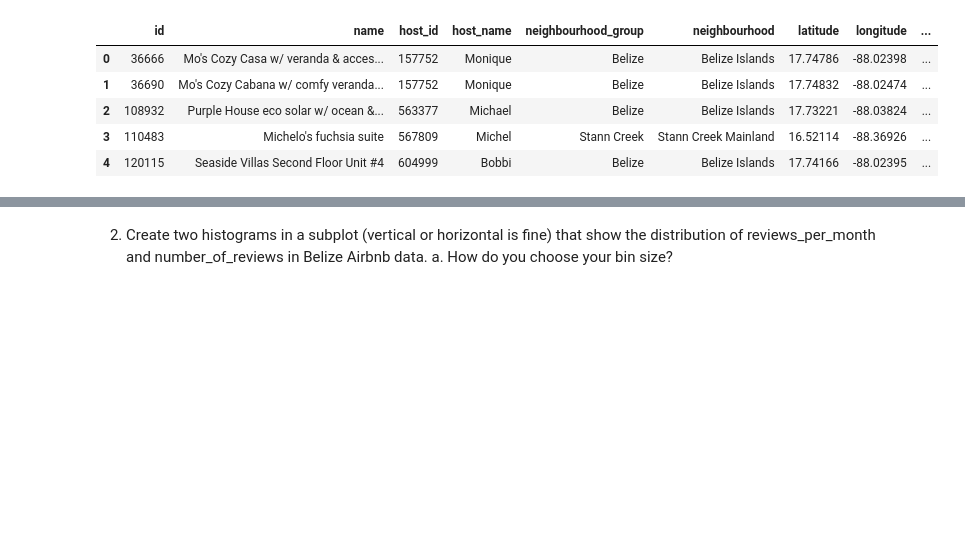
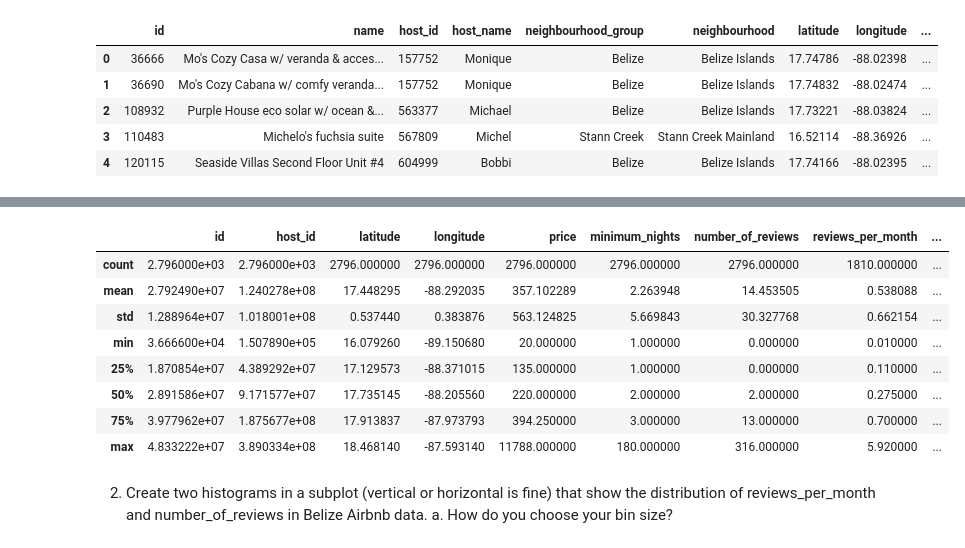
Before and after one commit to lilla-b/Week-9-Homework-, a Jupyter notebook: Week_09_HW.ipynb, the cells around one changed output, grey strips where cells are left out. Drawn from its saved outputs; the diff is of its cells as text; code cells hidden in the pictures; blank space fills up the shorter version.

```diff
--- a/Week_09_HW.ipynb
+++ b/Week_09_HW.ipynb
@@ -29,3 +49,15 @@ df.head(5)
+# %%
+df.describe()
+# %% [output]
+|  | id | host_id | latitude | longitude | price | minimum_nights | number_of_reviews | reviews_per_month | ... |
+| count | 2.796000e+03 | 2.796000e+03 | 2796.000000 | 2796.000000 | 2796.000000 | 2796.000000 | 2796.000000 | 1810.000000 | ... |
+| mean | 2.792490e+07 | 1.240278e+08 | 17.448295 | -88.292035 | 357.102289 | 2.263948 | 14.453505 | 0.538088 | ... |
+| std | 1.288964e+07 | 1.018001e+08 | 0.537440 | 0.383876 | 563.124825 | 5.669843 | 30.327768 | 0.662154 | ... |
+| min | 3.666600e+04 | 1.507890e+05 | 16.079260 | -89.150680 | 20.000000 | 1.000000 | 0.000000 | 0.010000 | ... |
+| 25% | 1.870854e+07 | 4.389292e+07 | 17.129573 | -88.371015 | 135.000000 | 1.000000 | 0.000000 | 0.110000 | ... |
+| 50% | 2.891586e+07 | 9.171577e+07 | 17.735145 | -88.205560 | 220.000000 | 2.000000 | 2.000000 | 0.275000 | ... |
+| 75% | 3.977962e+07 | 1.875677e+08 | 17.913837 | -87.973793 | 394.250000 | 3.000000 | 13.000000 | 0.700000 | ... |
+| max | 4.833222e+07 | 3.890334e+08 | 18.468140 | -87.593140 | 11788.000000 | 180.000000 | 316.000000 | 5.920000 | ... |
 # %% [markdown]
 2. 	Create two histograms in a subplot (vertical or horizontal is fine) that show the distribution of reviews_per_month and number_of_reviews in Belize Airbnb data.
 a. How do you choose your bin size?
```
Also changed, not shown: parts of 11 cells of this notebook.
